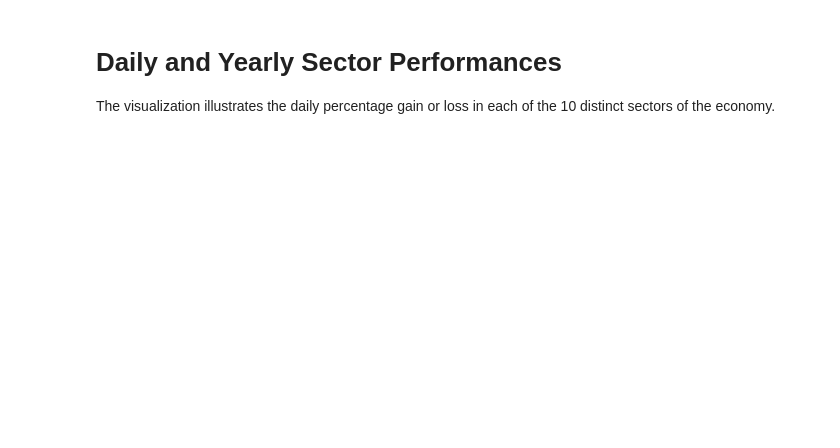
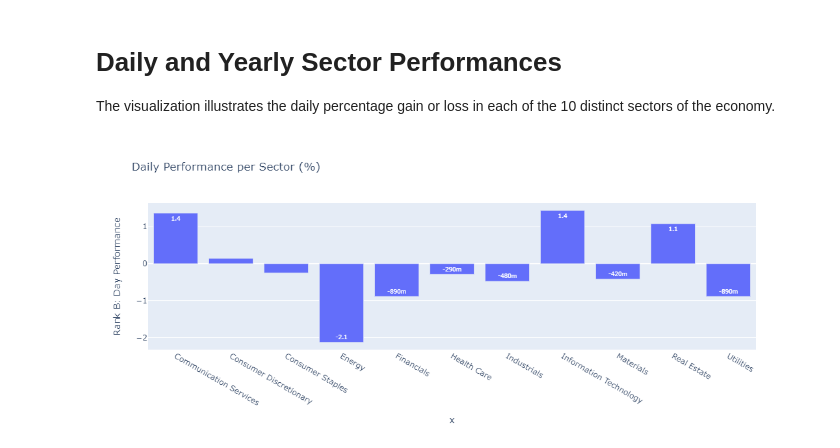
Before and after one commit to evanpaliotta/Financial_Dashboard, a Jupyter notebook: Macro/sector_performance.ipynb, the cells around one changed output. Saved outputs shown, nothing was run; the diff lists cells and outputs as text; code cells hidden in the pictures; blank space fills up the shorter version.

```diff
--- a/Macro/sector_performance.ipynb
+++ b/Macro/sector_performance.ipynb
@@ -22,9 +22,11 @@ percent_data = data.mul(100, axis=1)
 # %%
 # Graph daily performances
 sector_performance_vis = px.bar(percent_data, y='Rank B: Day Performance', x=percent_data.index, text='Rank B: Day Performance', title='Daily Performance per Sector (%)')
 sector_performance_vis.update_traces(texttemplate='%{text:.2s}', textposition='inside')
 sector_performance_vis.update_layout(uniformtext_minsize=8, uniformtext_mode='hide')
-sector_performance_vis
+sector_performance_vis.show()
+# %% [output]
+[figure, added]
 # %%
 # Graph yearly performances
 sector_performance_vis2 = px.bar(percent_data, y='Rank G: Year Performance', x=percent_data.index, text='Rank G: Year Performance', title='Yearly Performance per Sector (%)')
```
Also changed, not shown: parts of 1 cell of this notebook.
